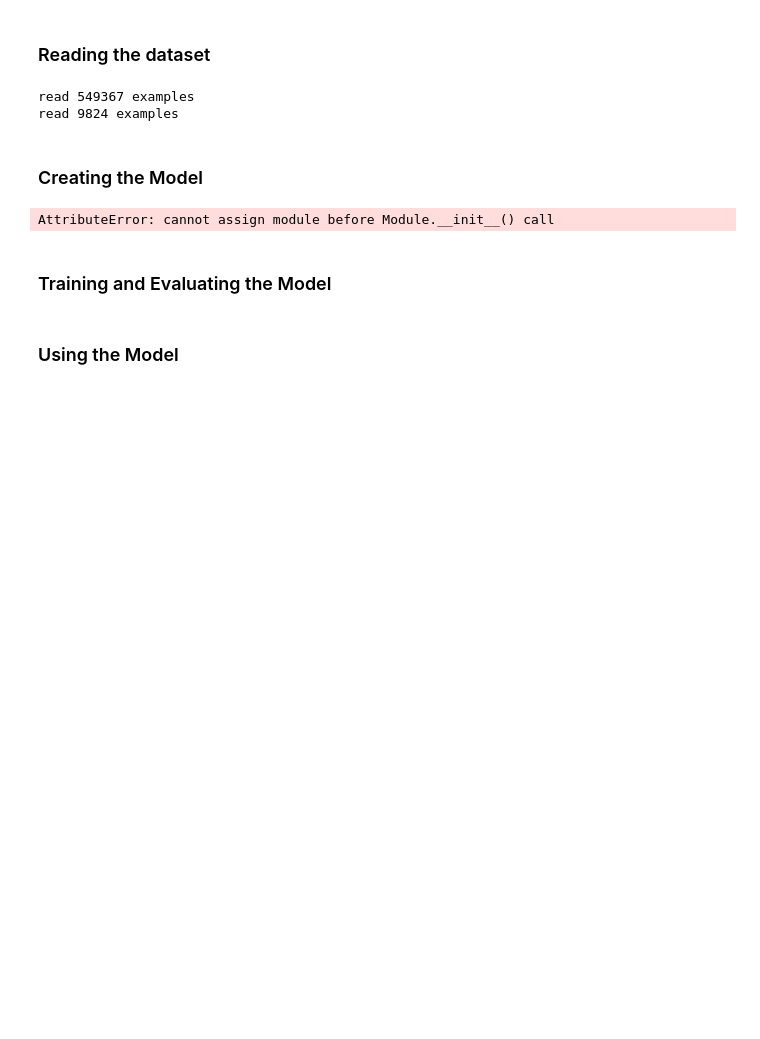
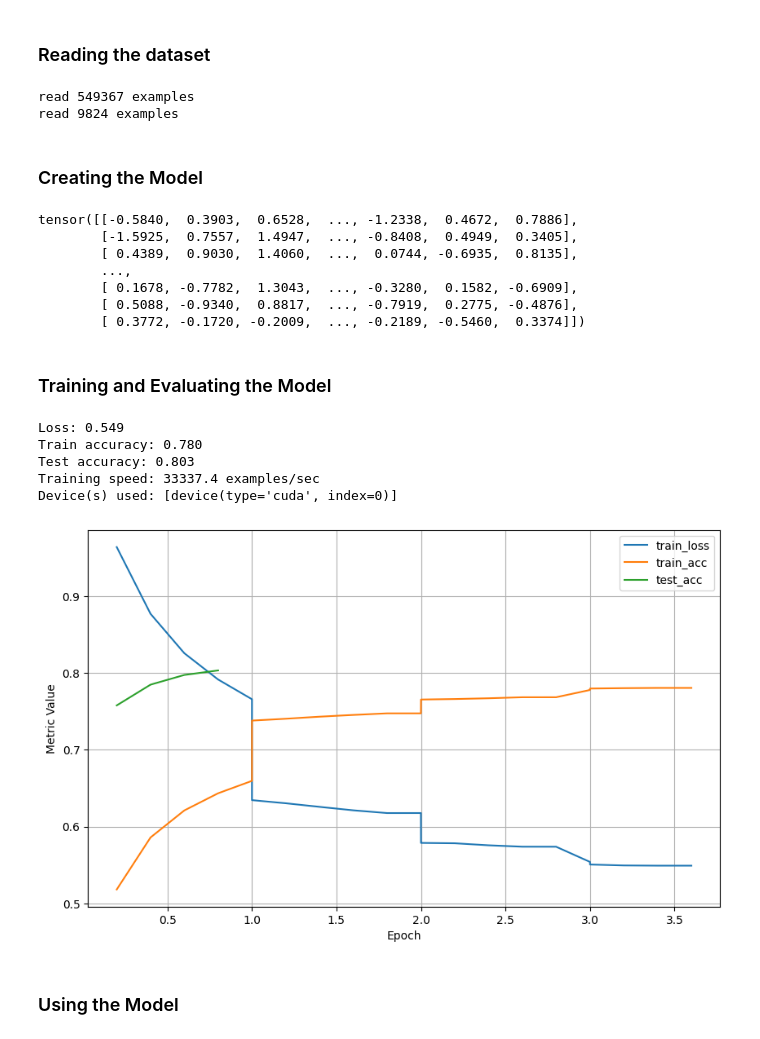
Before and after one commit to ishaanpaul98/Deep-Learning, a Jupyter notebook: Natural Language Processing/Applications/nlp_apps.ipynb, the cells around one changed output. Saved outputs shown, nothing was run; the diff lists cells and outputs as text; code cells hidden in the pictures; blank space fills up the shorter version.

```diff
--- a/Natural Language Processing/Applications/nlp_apps.ipynb
+++ b/Natural Language Processing/Applications/nlp_apps.ipynb
@@ -651,8 +656,8 @@ class Attend(nn.Module):
 # %%
 class Compare(nn.Module):
     def __init__(self, num_inputs, num_hiddens, **kwargs):
-        super(Compare).__init__(**kwargs)
-        self.g = nlp(num_inputs, num_hiddens, False)
+        super().__init__(**kwargs)
+        self.g = mlp(num_inputs, num_hiddens, False)
 
     def forward(self, A, B, beta, alpha):
         V_A = self.g(torch.cat([A, beta], dim = 2))
@@ -663,7 +668,7 @@ class Compare(nn.Module):
 # %%
 class Aggregate(nn.Module):
     def __init__(self, num_inputs, num_hiddens, num_outputs, **kwargs):
-        super(Aggregate).__init__(**kwargs)
+        super().__init__(**kwargs)
         self.h = mlp(num_inputs, num_hiddens, True)
         self.linear = nn.Linear(num_hiddens, num_outputs)
 
@@ -676,8 +681,8 @@ class Aggregate(nn.Module):
 ### Putting it all together
 # %%
 class DecomposableAttention(nn.Module):
-    def __init__(self, vocab, embed_size, num_hiddens, num_inputs_attend=100, num_inputs_compare = 200, num_inputs_agg = 400, **kwargs):
-        super(DecomposableAttention).__init__(**kwargs)
+    def __init__(self, vocab, embed_size, num_hiddens, num_inputs_attend=50, num_inputs_compare = 100, num_inputs_agg = 400, **kwargs):
+        super().__init__(**kwargs)
         self.embedding = nn.Embedding(len(vocab), embed_size)
         self.attend = Attend(num_inputs_attend, num_hiddens)
         self.compare = Compare(num_inputs_compare, num_hiddens)
@@ -688,7 +693,7 @@ class DecomposableAttention(nn.Module):
         A = self.embedding(premises)
         B = self.embedding(hypotheses)
         beta, alpha = self.attend(A, B)
-        V_A, V_B = self.compare(A, B, V_A, V_B)
+        V_A, V_B = self.compare(A, B, beta, alpha)
         Y_hat = self.aggregate(V_A, V_B)
         return Y_hat
 # %% [markdown]
@@ -704,13 +709,19 @@ read 9824 examples
 # %% [markdown]
 ### Creating the Model
 # %%
-embed_size, num_hiddens, devices = 100, 200, [torch.device(f'cuda:{i}') for i in range(torch.cuda.device_count())]
+embed_size, num_hiddens, devices = 50, 200, [torch.device(f'cuda:{i}') for i in range(torch.cuda.device_count())]
 net = DecomposableAttention(vocab, embed_size, num_hiddens)
 glove_embedding = TokenEmbeddings('../glove.6B.50d/vec.txt')
 embeds = glove_embedding[vocab.idx_to_token]
 net.embedding.weight.data.copy_(embeds)
 # %% [output]
-AttributeError: cannot assign module before Module.__init__() call
+tensor([[-0.5840,  0.3903,  0.6528,  ..., -1.2338,  0.4672,  0.7886],
+        [-1.5925,  0.7557,  1.4947,  ..., -0.8408,  0.4949,  0.3405],
+        [ 0.4389,  0.9030,  1.4060,  ...,  0.0744, -0.6935,  0.8135],
+        ...,
+        [ 0.1678, -0.7782,  1.3043,  ..., -0.3280,  0.1582, -0.6909],
+        [ 0.5088, -0.9340,  0.8817,  ..., -0.7919,  0.2775, -0.4876],
+        [ 0.3772, -0.1720, -0.2009,  ..., -0.2189, -0.5460,  0.3374]])
 # %% [markdown]
 ### Training and Evaluating the Model
 # %%
@@ -721,8 +732,15 @@ def split_batch_multi_inputs(X, y, devices):
 # %%
 lr, num_epochs = 0.001, 4
 trainer = torch.optim.Adam(net.parameters(), lr=lr)
 loss = nn.CrossEntropyLoss(reduction="none")
-train_ch13(net, train_iter, test_iter, loss, trainer, num_epochs, devices
+train_ch13(net, train_iter, test_iter, loss, trainer, num_epochs, devices)
+# %% [output]
+Loss: 0.549
+Train accuracy: 0.780
+Test accuracy: 0.803
+Training speed: 33337.4 examples/sec
+Device(s) used: [device(type='cuda', index=0)]
+[figure, added]
 # %% [markdown]
 ### Using the Model
 # %%
```
Also changed, not shown: parts of 21 cells of this notebook, 1 other file.
